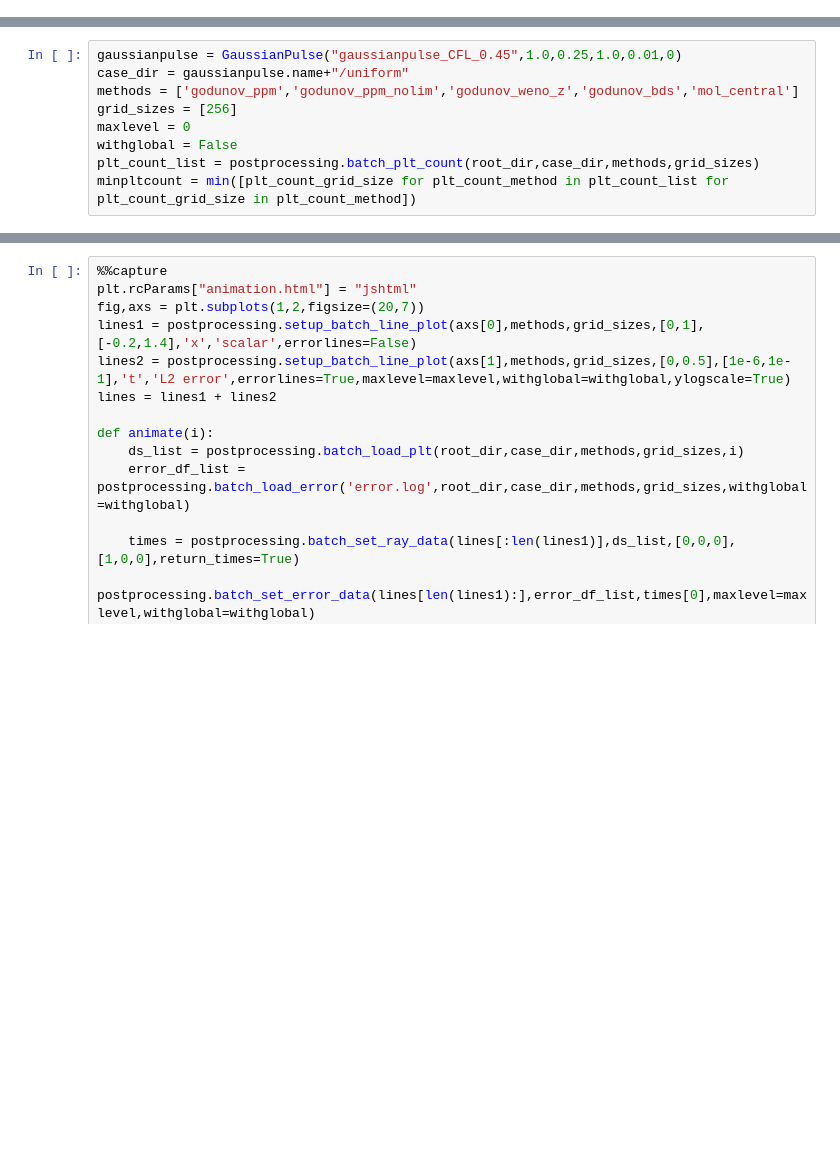
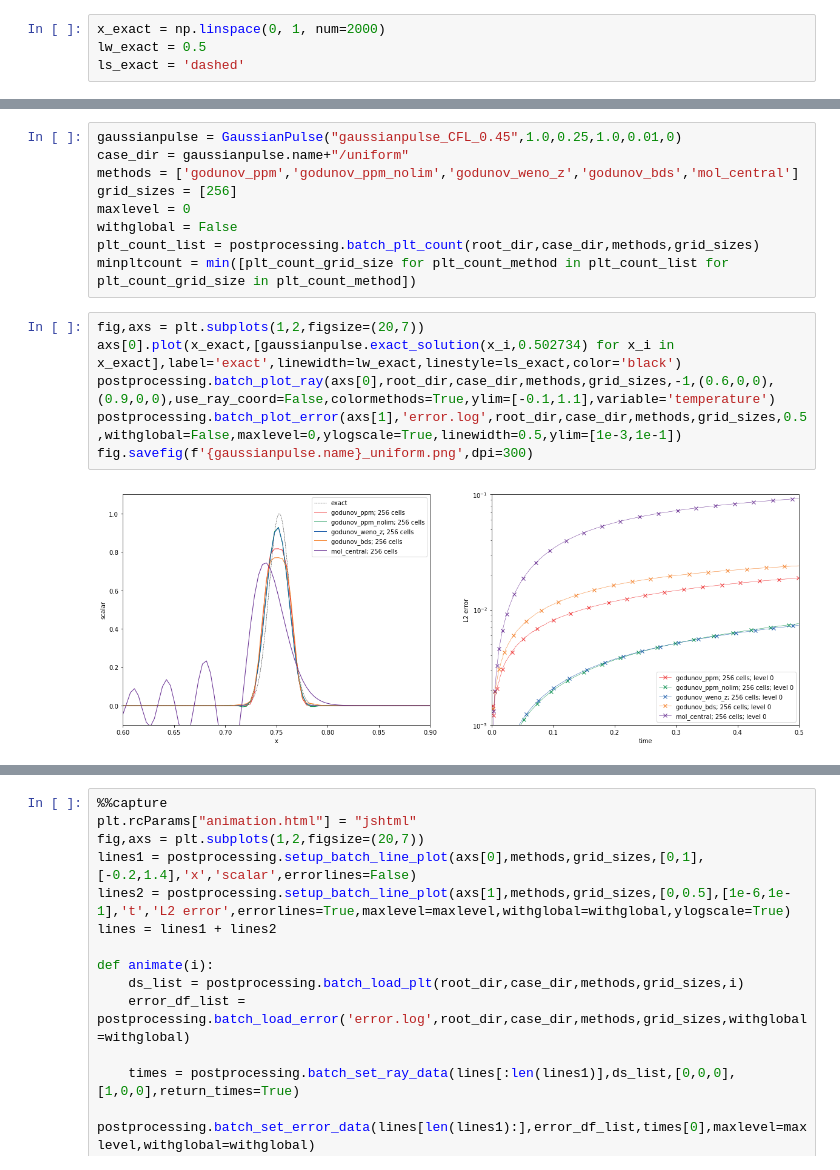
Before and after one commit to diederikb/nrel_jupyter_notebooks, a Jupyter notebook: postprocess_scalar_advection_1D.ipynb, the cells around one changed output, grey strips where cells are left out. Saved outputs shown, nothing was run; the diff lists cells and outputs as text; blank space fills up the shorter version.

```diff
--- a/postprocess_scalar_advection_1D.ipynb
+++ b/postprocess_scalar_advection_1D.ipynb
@@ -63,6 +63,10 @@ class GaussianWavePacket(OneDimScalarDistribution):
             return math.cos(self.wavenumber * (x-convected_distance)) * self.amplitude * math.exp( - ((x-convected_distance) - self.x0) ** 2 / (2 * self.width ** 2))
         else:
             return 0.0
+# %%
+x_exact = np.linspace(0, 1, num=2000)
+lw_exact = 0.5
+ls_exact = 'dashed'
 # %%
 root_dir = '/scratch/dbeckers/scalar_advection'
 # %% [markdown]
@@ -76,3 +80,11 @@ maxlevel = 0
 withglobal = False
 plt_count_list = postprocessing.batch_plt_count(root_dir,case_dir,methods,grid_sizes)
 minpltcount = min([plt_count_grid_size for plt_count_method in plt_count_list for plt_count_grid_size in plt_count_method])
+# %%
+fig,axs = plt.subplots(1,2,figsize=(20,7))
+axs[0].plot(x_exact,[gaussianpulse.exact_solution(x_i,0.502734) for x_i in x_exact],label='exact',linewidth=lw_exact,linestyle=ls_exact,color='black')
+postprocessing.batch_plot_ray(axs[0],root_dir,case_dir,methods,grid_sizes,-1,(0.6,0,0),(0.9,0,0),use_ray_coord=False,colormethods=True,ylim=[-0.1,1.1],variable='temperature')
+postprocessing.batch_plot_error(axs[1],'error.log',root_dir,case_dir,methods,grid_sizes,0.5,withglobal=False,maxlevel=0,ylogscale=True,linewidth=0.5,ylim=[1e-3,1e-1])
+fig.savefig(f'{gaussianpulse.name}_uniform.png',dpi=300)
+# %% [output]
+[figure, added]
```
Also changed, not shown: parts of 21 cells of this notebook, 6 other files.
